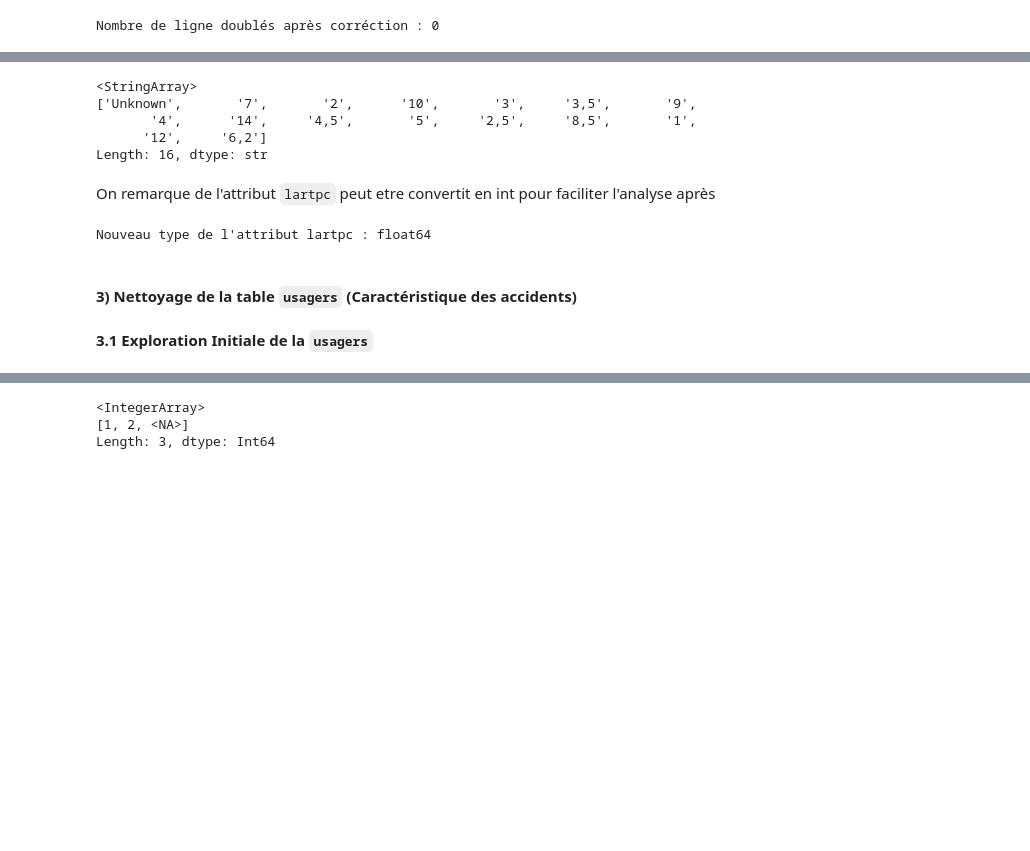
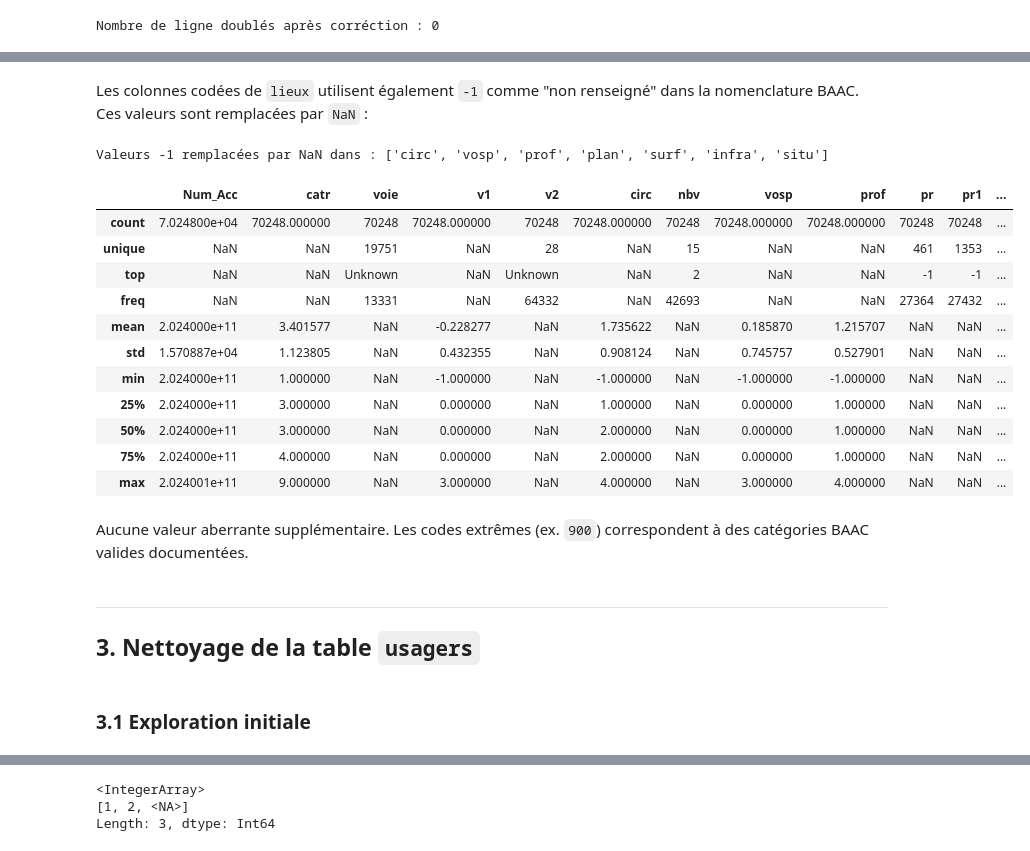
Before and after one commit to Ilyies07/analyse-data-accidents-route-france, a Jupyter notebook: analyse.ipynb, the cells around one changed output, grey strips where cells are left out. Cells and saved outputs as stored; diff of their text form; code cells hidden in the pictures; blank space fills up the shorter version.

Commit message:
Amélioration du rendu et ajout d'un tableau récapitulatif du nettotage

```diff
--- a/analyse.ipynb
+++ b/analyse.ipynb
@@ -257,8 +256,14 @@ Correction des valeurs manquantes en ajoutant `Unknown`
 # %%
 lieux["voie"] = lieux["voie"].fillna("Unknown")
-lieux["v2"] = lieux["v2"].fillna("Unknown")
-lieux["lartpc"] = lieux["lartpc"].fillna("Unknown")
+lieux["v2"]   = lieux["v2"].fillna("Unknown")
 
-print("Nombre de valeurs manquantes après correction : \n")
-print(lieux.isna().sum())
+# lartpc est numérique : conversion directe sans passer par "Unknown"
+lieux["lartpc"] = pd.to_numeric(
+    lieux["lartpc"].astype(str).str.replace(",", ".", regex=False).replace("nan", np.nan),
+    errors="coerce"
+)
+
+print("Valeurs manquantes après correction :")
+display(lieux.isna().sum())
+print("Type de lartpc :", lieux["lartpc"].dtype)
 # %% [output]
@@ -308,27 +300,33 @@ L’analyse statistique des attributs de la table `lieux` révèle aucune valeur
-# %%
-lieux["lartpc"].unique()
-# %% [output]
-<StringArray>
-['Unknown',       '7',       '2',      '10',       '3',     '3,5',       '9',
-       '4',      '14',     '4,5',       '5',     '2,5',     '8,5',       '1',
-      '12',     '6,2']
-Length: 16, dtype: str
-# %% [markdown]
-On remarque de l'attribut `lartpc` peut etre convertit en int pour faciliter l'analyse après
-# %%
-lieux["lartpc"] = (
-    lieux["lartpc"]
-    .replace("Unknown", np.nan)
-    .str.replace(",", ".", regex=False)
-    .replace("", np.nan)
-    .astype(float)
-)
-
-print("Nouveau type de l'attribut lartpc :", lieux["lartpc"].dtypes)
-# %% [output]
-Nouveau type de l'attribut lartpc : float64
+# %% [markdown]
+Les colonnes codées de `lieux` utilisent également `-1` comme "non renseigné" dans la nomenclature BAAC. Ces valeurs sont remplacées par `NaN` :
+# %%
+cols_coded_lieux = ["circ", "vosp", "prof", "plan", "surf", "infra", "situ"]
+for col in cols_coded_lieux:
+    lieux[col] = lieux[col].replace(-1, np.nan)
+
+print("Valeurs -1 remplacées par NaN dans :", cols_coded_lieux)
+# %% [output]
+Valeurs -1 remplacées par NaN dans : ['circ', 'vosp', 'prof', 'plan', 'surf', 'infra', 'situ']
+# %%
+display(lieux.describe(include='all'))
+# %% [output]
+|  | Num_Acc | catr | voie | v1 | v2 | circ | nbv | vosp | prof | pr | pr1 | ... |
+| count | 7.024800e+04 | 70248.000000 | 70248 | 70248.000000 | 70248 | 70248.000000 | 70248 | 70248.000000 | 70248.000000 | 70248 | 70248 | ... |
+| unique | NaN | NaN | 19751 | NaN | 28 | NaN | 15 | NaN | NaN | 461 | 1353 | ... |
+| top | NaN | NaN | Unknown | NaN | Unknown | NaN | 2 | NaN | NaN | -1 | -1 | ... |
+| freq | NaN | NaN | 13331 | NaN | 64332 | NaN | 42693 | NaN | NaN | 27364 | 27432 | ... |
+| mean | 2.024000e+11 | 3.401577 | NaN | -0.228277 | NaN | 1.735622 | NaN | 0.185870 | 1.215707 | NaN | NaN | ... |
+| std | 1.570887e+04 | 1.123805 | NaN | 0.432355 | NaN | 0.908124 | NaN | 0.745757 | 0.527901 | NaN | NaN | ... |
+| min | 2.024000e+11 | 1.000000 | NaN | -1.000000 | NaN | -1.000000 | NaN | -1.000000 | -1.000000 | NaN | NaN | ... |
+| 25% | 2.024000e+11 | 3.000000 | NaN | 0.000000 | NaN | 1.000000 | NaN | 0.000000 | 1.000000 | NaN | NaN | ... |
+| 50% | 2.024000e+11 | 3.000000 | NaN | 0.000000 | NaN | 2.000000 | NaN | 0.000000 | 1.000000 | NaN | NaN | ... |
+| 75% | 2.024000e+11 | 4.000000 | NaN | 0.000000 | NaN | 2.000000 | NaN | 0.000000 | 1.000000 | NaN | NaN | ... |
+| max | 2.024001e+11 | 9.000000 | NaN | 3.000000 | NaN | 4.000000 | NaN | 3.000000 | 4.000000 | NaN | NaN | ... |
+# %% [markdown]
+Aucune valeur aberrante supplémentaire. Les codes extrêmes (ex. `900`) correspondent à des catégories BAAC valides documentées.
 # %% [markdown]
-#### **3) Nettoyage de la table `usagers` (Caractéristique des accidents)**
+---
+## 3. Nettoyage de la table `usagers`
 # %% [markdown]
-**3.1 Exploration Initiale de la `usagers`**
+### 3.1 Exploration initiale
 # %%
```
Also changed, not shown: parts of 42 cells of this notebook.
